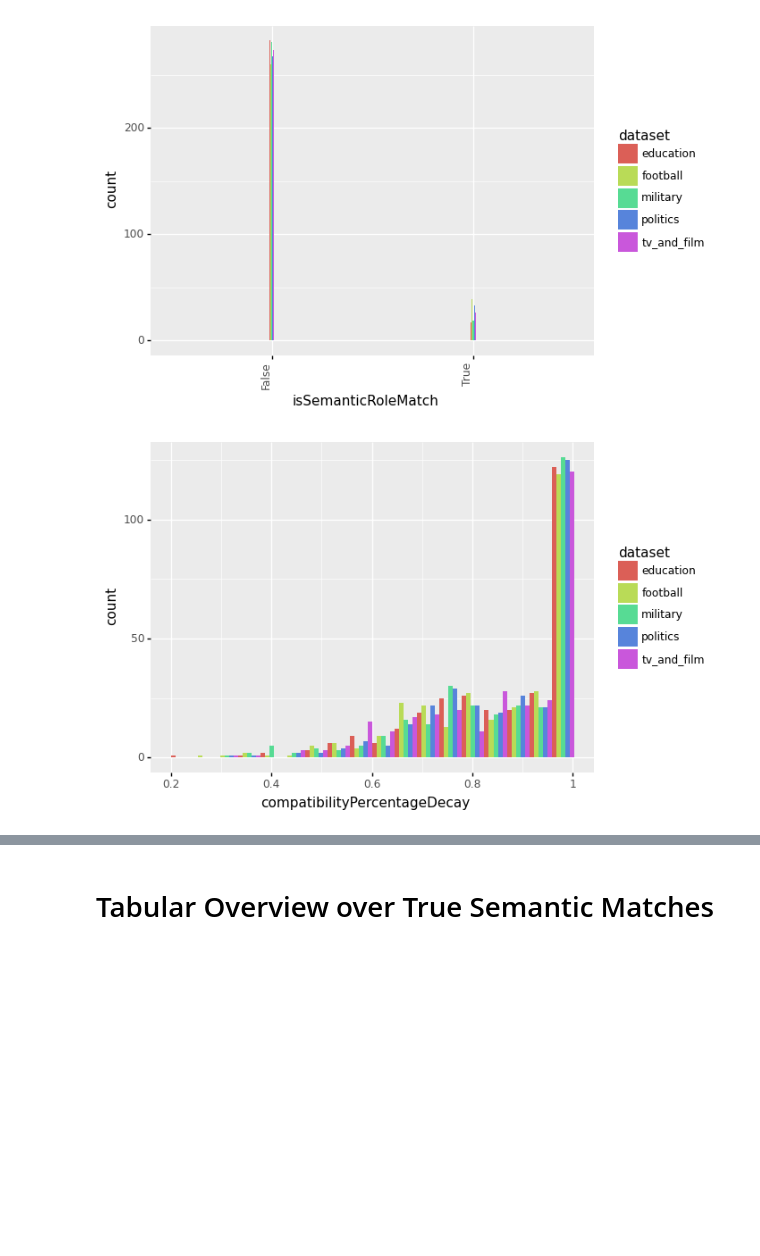
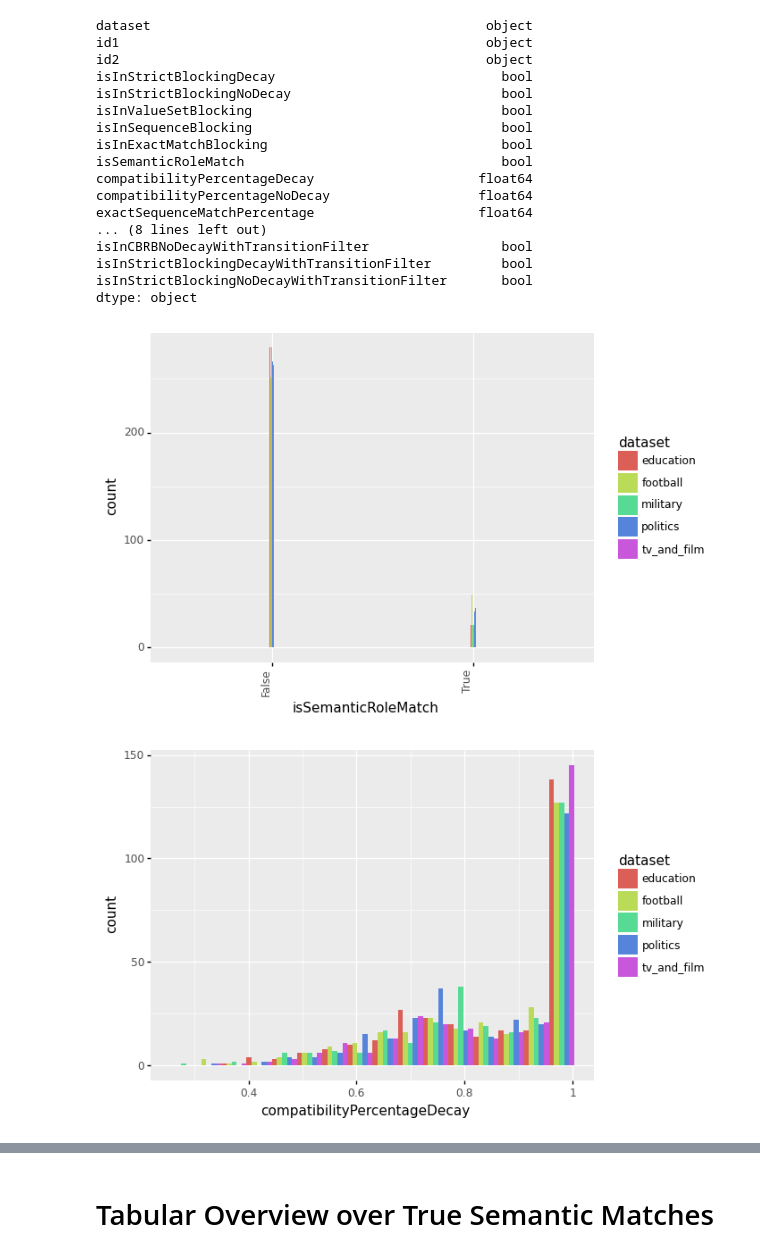
Before and after one commit to leonbornemann/RoleMatchingEvaluation, a Jupyter notebook: SemanticLabellingEvaluation.ipynb, the cells around one changed output, grey strips where cells are left out. Saved outputs shown, nothing was run; the diff lists cells and outputs as text; code cells hidden in the pictures; blank space fills up the shorter version.

```diff
--- a/SemanticLabellingEvaluation.ipynb
+++ b/SemanticLabellingEvaluation.ipynb
@@ -1,40 +1,80 @@
 # %%
 import pandas as pd
 from plotnine import *
 from plotnine.data import *
 from tabulate import tabulate
 from sklearn.metrics import accuracy_score, f1_score, precision_score, recall_score, classification_report, confusion_matrix, precision_recall_curve
 import numpy as np
 
+#df = pd.read_csv("localData/semanticAnnotation/results.csv")
 df = pd.read_csv("localData/semanticAnnotation/results.csv")
+df['isInCBRB'] = ((df['compatibilityPercentageDecay'] >=0.8))
+df['isInCBRBNoDecay'] = ((df['compatibilityPercentageNoDecay'] >=0.8))
+df['isInCBRBWithTransitionFilter'] = ((df['compatibilityPercentageDecay'] >=0.8) & df['hasTransitionOverlapDecay'])
+df['isInCBRBNoDecayWithTransitionFilter'] = ((df['compatibilityPercentageNoDecay'] >=0.8) & df['hasTransitionOverlapNoDecay'])
+df['isInStrictBlockingDecayWithTransitionFilter'] = ((df['compatibilityPercentageDecay'] >=1.0) & df['hasTransitionOverlapDecay'])
+df['isInStrictBlockingNoDecayWithTransitionFilter'] = ((df['compatibilityPercentageNoDecay'] >=1.0) & df['hasTransitionOverlapNoDecay'])
 
+#TODO about the filtering! Currently we are not applying the transition filters to CBRB and CBRB NoDecay but the table in the paper does - we need to choose what we want to represent in the final matrix
+
+print(df.dtypes)
+
+datasetToAbbreviation = {
+'austintexas' : 'AU',
+'chicago' : 'CH',
+'gov.maryland' : 'MD',
+'oregon' : 'OR',
+'utah' : 'UT',
+'education' : 'ED',
+'football' : 'FO',
+'military' : 'MI',
+'politics' : 'PO',
+'tv_and_film' : 'TV'
+}
 
 def getGroup(x):
     if(x==1.0):
         return "[1.0,1.0] (full)"
-    elif(x >=0.8):
-        return "[0.8,1.0) (80%)"
+    elif(x >=0.7):
+        return "[0.7,1.0) (70%)"
     else:
-        return "[0.0,0.8) (<80%)"
+        return "[0.0,0.7) (<70%)"
 
 
-df['groupDecay'] = df['compatibilityPercentageDecay'].map(lambda x: getGroup(x))
+df['groupDecay'] = df['compatibilityPercentageNoDecay'].map(lambda x: getGroup(x))
 df['groupNoDecay'] = df['compatibilityPercentageNoDecay'].map(lambda x: getGroup(x))
 
 #print(df.describe())
 plot = ggplot(df,aes(x = 'isSemanticRoleMatch',fill="dataset",group='dataset')) + geom_histogram(position=position_dodge()) + theme(axis_text_x = element_text(angle=90, hjust=1))
 print(plot)
 plot = ggplot(df,aes(x = 'compatibilityPercentageDecay',fill="dataset")) + geom_histogram(position=position_dodge())
 print(plot)
 
-for dsName in df.dataset.unique():
-    thisDF = df[df['dataset']==dsName]
-    print(dsName,"Positive Rate: ", sum(thisDF['isSemanticRoleMatch']) / len(thisDF.index) )
-    print(dsName,"Positive Counts/Rate in Compatible (with Decay): ",sum(thisDF['isSemanticRoleMatch'] & thisDF['isInStrictBlockingDecay']), "/", sum(thisDF['isInStrictBlockingDecay']),sum(thisDF['isSemanticRoleMatch'] & thisDF['isInStrictBlockingDecay']) / sum(thisDF['isInStrictBlockingDecay']) )
-
-    print(dsName,"Counts/Percentage of Semantic Being Compatible (with Decay): ",sum(thisDF['isSemanticRoleMatch'] & thisDF['isInStrictBlockingDecay']),"/",sum(thisDF['isSemanticRoleMatch']), sum(thisDF['isSemanticRoleMatch'] & thisDF['isInStrictBlockingDecay']) / sum(thisDF['isSemanticRoleMatch']) )
-    print(dsName,"Positive Counts/Rate in Compatible (without Decay): ",sum(thisDF['isSemanticRoleMatch'] & thisDF['isInStrictBlockingNoDecay']),"/",sum(thisDF['isInStrictBlockingNoDecay']), sum(thisDF['isSemanticRoleMatch'] & thisDF['isInStrictBlockingNoDecay']) / sum(thisDF['isInStrictBlockingNoDecay']) )
-    print(dsName,"Counts/Percentage of Semantic Being Compatible (without Decay): ",sum(thisDF['isSemanticRoleMatch'] & thisDF['isInStrictBlockingNoDecay']),"/",sum(thisDF['isSemanticRoleMatch']), sum(thisDF['isSemanticRoleMatch'] & thisDF['isInStrictBlockingNoDecay']) / sum(thisDF['isSemanticRoleMatch']) )
+# for dsName in df.dataset.unique():
+#     thisDF = df[df['dataset']==dsName]
+#     print(dsName,"Positive Rate: ", sum(thisDF['isSemanticRoleMatch']) / len(thisDF.index) )
+#     print(dsName,"Positive Counts/Rate in Compatible (with Decay): ",sum(thisDF['isSemanticRoleMatch'] & thisDF['isInStrictBlockingDecay']), "/", sum(thisDF['isInStrictBlockingDecay']),sum(thisDF['isSemanticRoleMatch'] & thisDF['isInStrictBlockingDecay']) / sum(thisDF['isInStrictBlockingDecay']) )
+#
+#     print(dsName,"Counts/Percentage of Semantic Being Compatible (with Decay): ",sum(thisDF['isSemanticRoleMatch'] & thisDF['isInStrictBlockingDecay']),"/",sum(thisDF['isSemanticRoleMatch']), sum(thisDF['isSemanticRoleMatch'] & thisDF['isInStrictBlockingDecay']) / sum(thisDF['isSemanticRoleMatch']) )
+#     print(dsName,"Positive Counts/Rate in Compatible (without Decay): ",sum(thisDF['isSemanticRoleMatch'] & thisDF['isInStrictBlockingNoDecay']),"/",sum(thisDF['isInStrictBlockingNoDecay']), sum(thisDF['isSemanticRoleMatch'] & thisDF['isInStrictBlockingNoDecay']) / sum(thisDF['isInStrictBlockingNoDecay']) )
+#     print(dsName,"Counts/Percentage of Semantic Being Compatible (without Decay): ",sum(thisDF['isSemanticRoleMatch'] & thisDF['isInStrictBlockingNoDecay']),"/",sum(thisDF['isSemanticRoleMatch']), sum(thisDF['isSemanticRoleMatch'] & thisDF['isInStrictBlockingNoDecay']) / sum(thisDF['isSemanticRoleMatch']) )
 # %% [output]
+dataset                                           object
+id1                                               object
+id2                                               object
+isInStrictBlockingDecay                             bool
+isInStrictBlockingNoDecay                           bool
+isInValueSetBlocking                                bool
+isInSequenceBlocking                                bool
+isInExactMatchBlocking                              bool
+isSemanticRoleMatch                                 bool
+compatibilityPercentageDecay                     float64
+compatibilityPercentageNoDecay                   float64
+exactSequenceMatchPercentage                     float64
+... (8 lines left out)
+isInCBRBNoDecayWithTransitionFilter                 bool
+isInStrictBlockingDecayWithTransitionFilter         bool
+isInStrictBlockingNoDecayWithTransitionFilter       bool
+dtype: object
 [figure]
-[figure, old version]
+[figure, new version]
```
Also changed, not shown: parts of 19 cells of this notebook, 10 other files.
